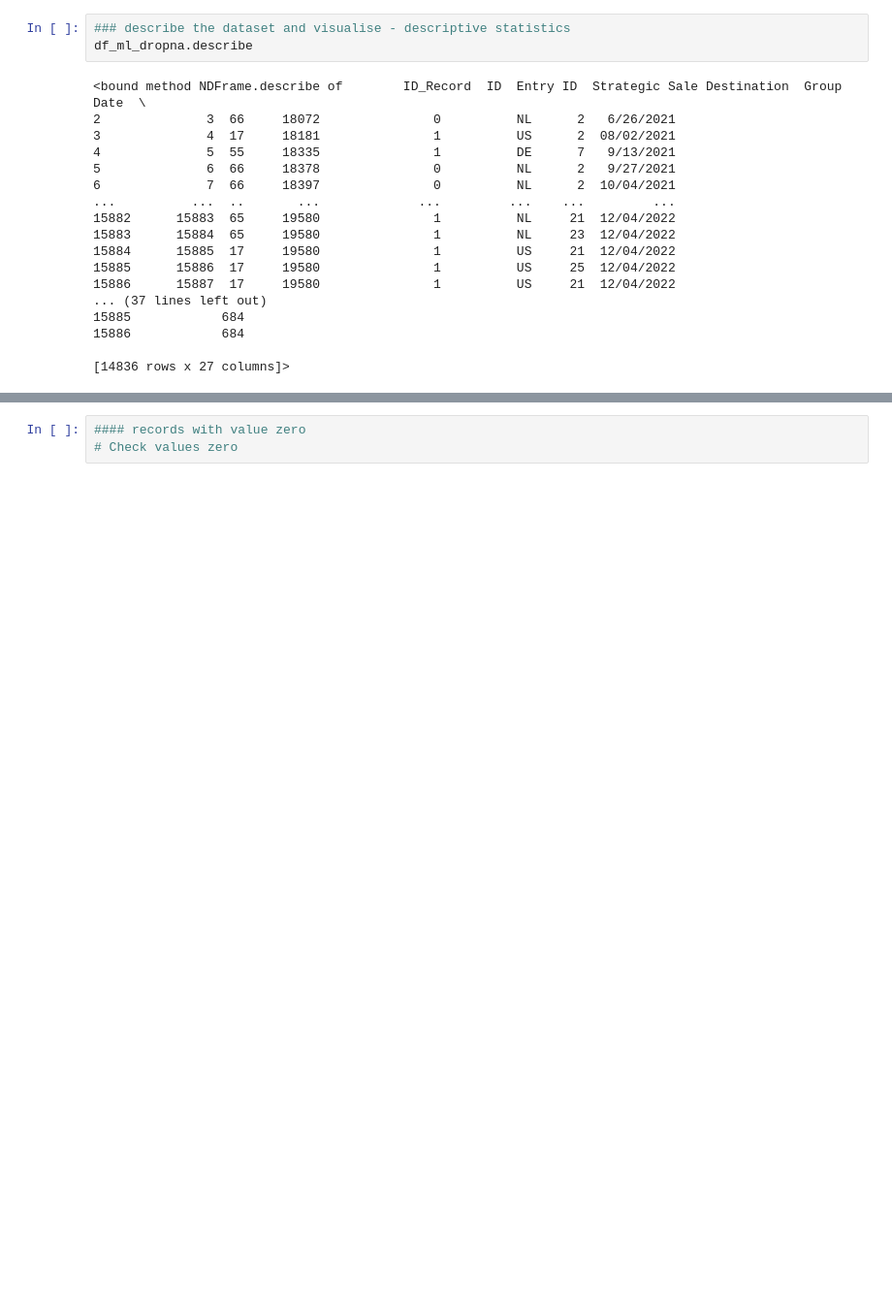
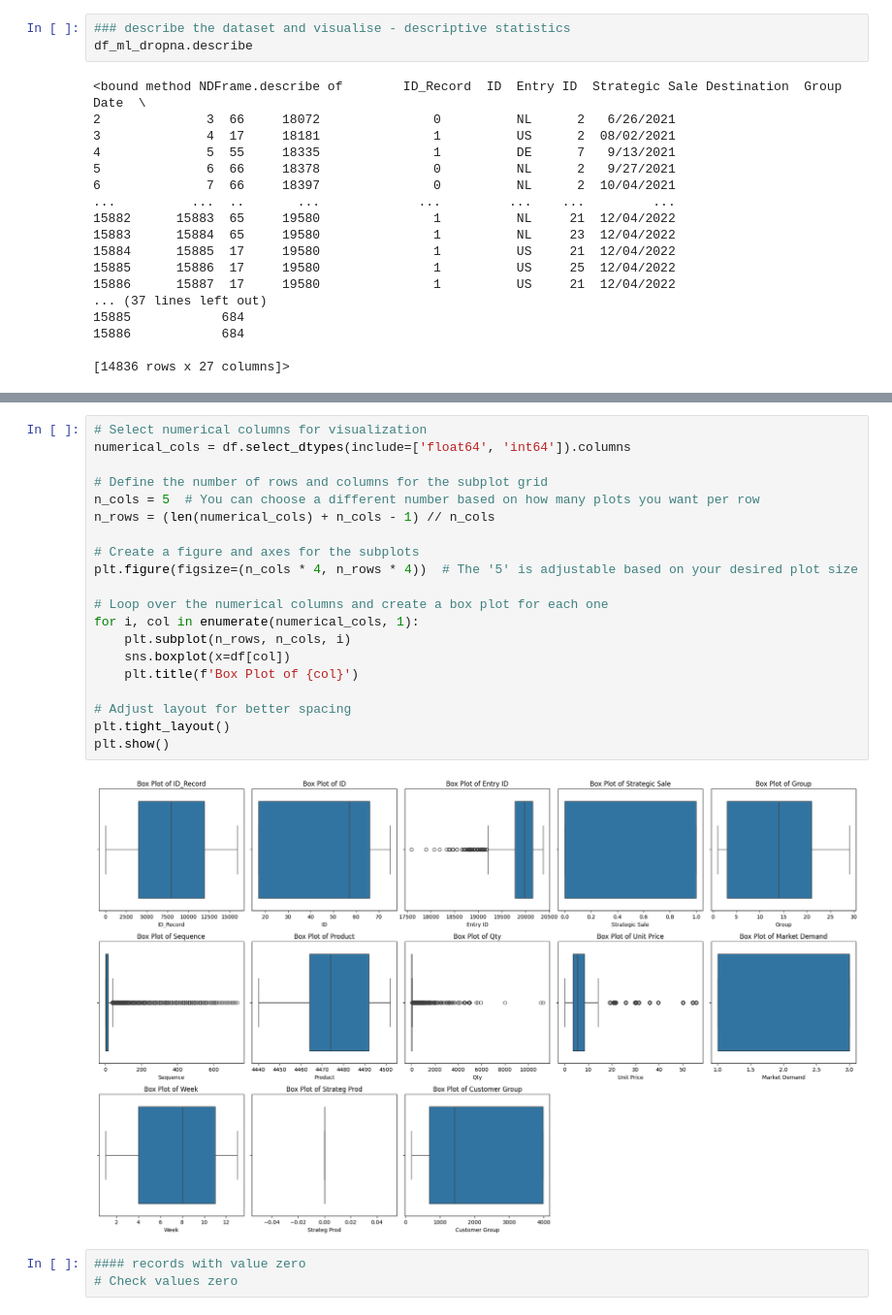
Before and after one commit to xiu-shi/DA_L7, a Jupyter notebook: L7_term2/data_exploration/CA2三月_Data_Explore/Current_Scenario_Template_Moodle_Added_F_Classif.ipynb, the cells around one changed output, grey strips where cells are left out. Shown at 97% size. Cells and saved outputs as stored; diff of their text form; blank space fills up the shorter version.

```diff
--- a/L7_term2/data_exploration/CA2三月_Data_Explore/Current_Scenario_Template_Moodle_Added_F_Classif.ipynb
+++ b/L7_term2/data_exploration/CA2三月_Data_Explore/Current_Scenario_Template_Moodle_Added_F_Classif.ipynb
@@ -137,3 +188,25 @@ df_ml_dropna.describe
+# %%
+# Select numerical columns for visualization
+numerical_cols = df.select_dtypes(include=['float64', 'int64']).columns
+
+# Define the number of rows and columns for the subplot grid
+n_cols = 5  # You can choose a different number based on how many plots you want per row
+n_rows = (len(numerical_cols) + n_cols - 1) // n_cols
+
+# Create a figure and axes for the subplots
+plt.figure(figsize=(n_cols * 4, n_rows * 4))  # The '5' is adjustable based on your desired plot size
+
+# Loop over the numerical columns and create a box plot for each one
+for i, col in enumerate(numerical_cols, 1):
+    plt.subplot(n_rows, n_cols, i)
+    sns.boxplot(x=df[col])
+    plt.title(f'Box Plot of {col}')
+
+# Adjust layout for better spacing
+plt.tight_layout()
+plt.show()
+# %% [output]
+[figure, added]
 # %%
 #### records with value zero
 # Check values zero
```
Also changed, not shown: parts of 4 cells of this notebook.
